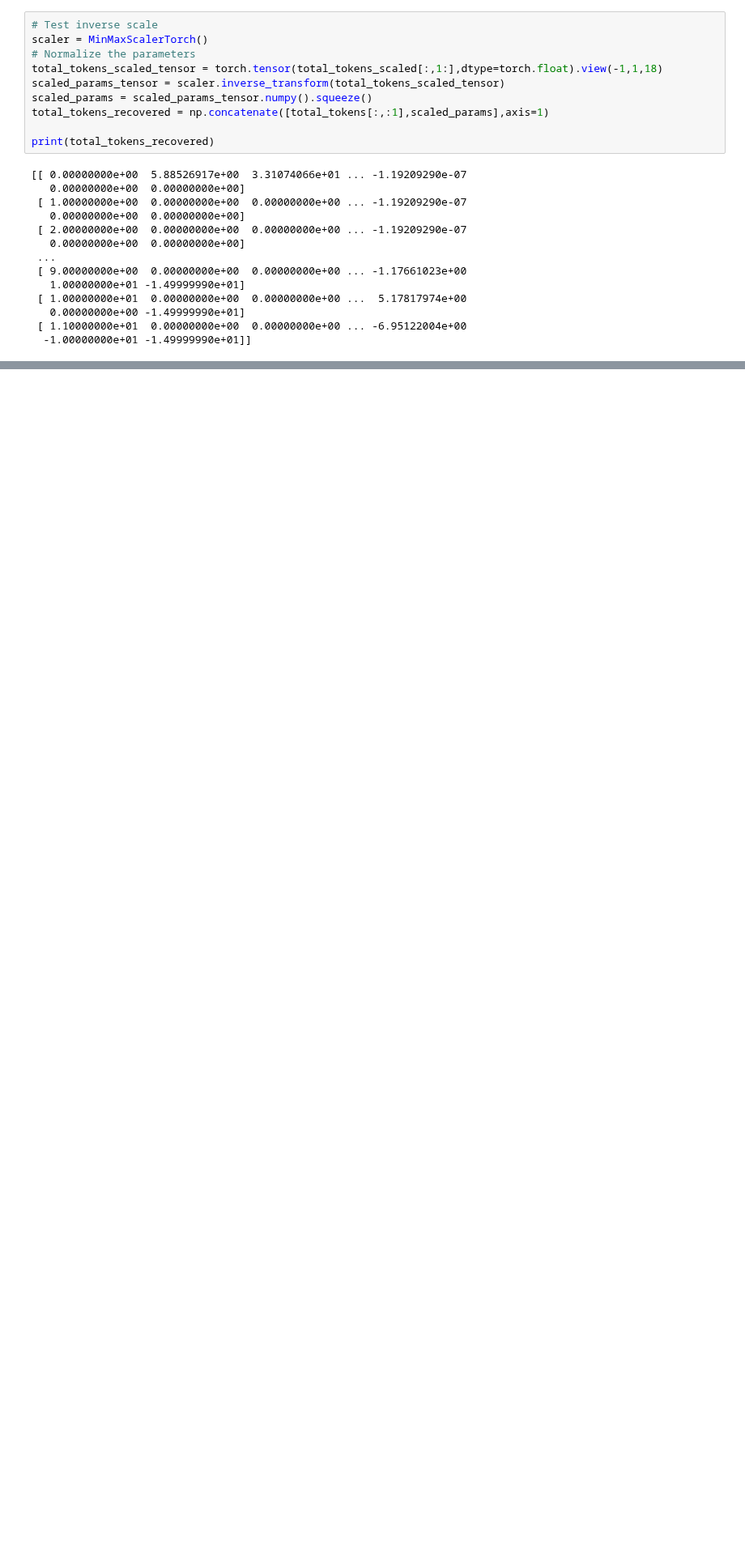
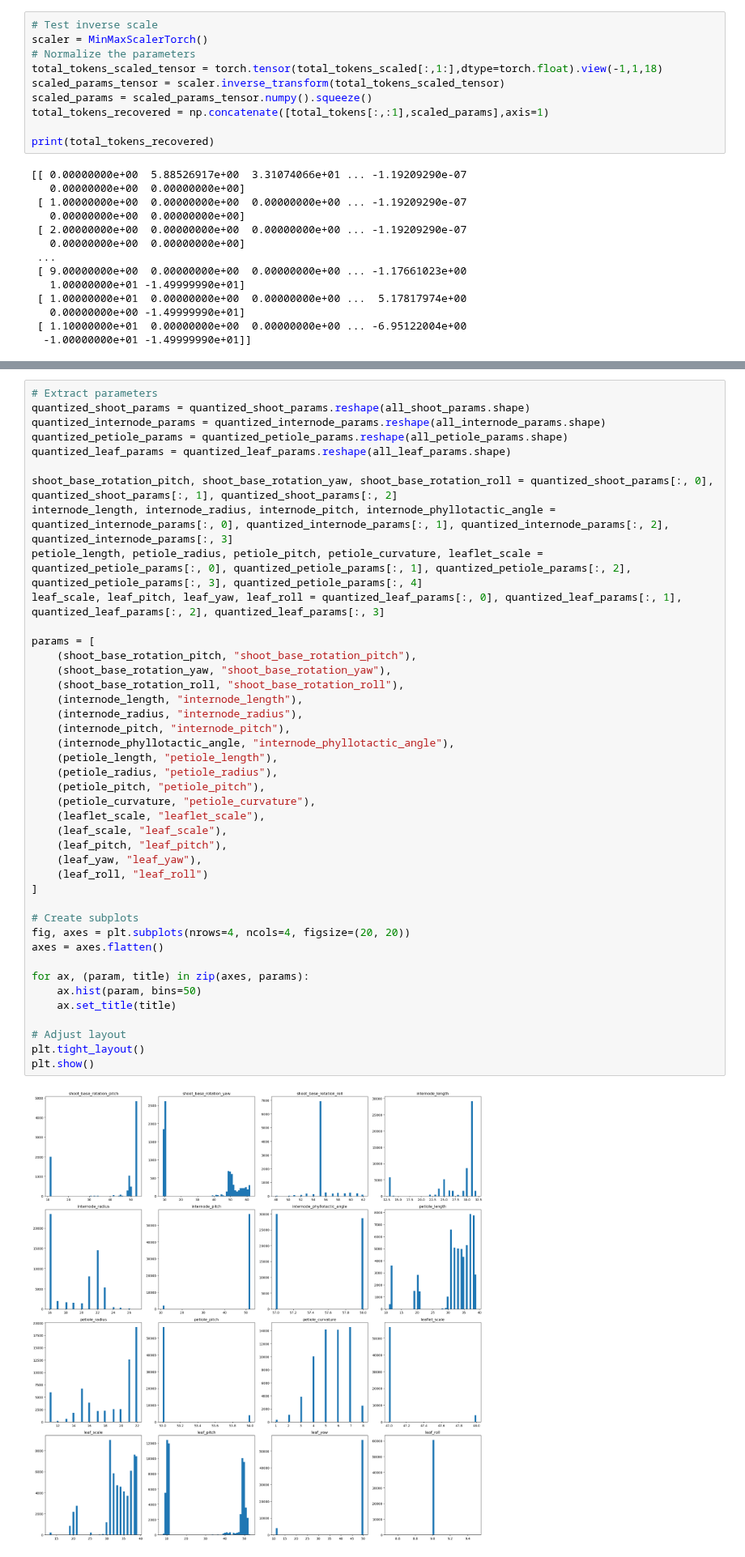
Before and after one commit to GEMINI-Breeding/Image2PlantArchitecture, a Jupyter notebook: src/normalize_params.ipynb, the cells around one changed output, grey strips where cells are left out. Shown at 81% size. Cells and saved outputs as stored; diff of their text form; blank space fills up the shorter version.

```diff
--- a/src/normalize_params.ipynb
+++ b/src/normalize_params.ipynb
@@ -594,0 +719,44 @@ plt.show()
+# %%
+# Extract parameters
+quantized_shoot_params = quantized_shoot_params.reshape(all_shoot_params.shape)
+quantized_internode_params = quantized_internode_params.reshape(all_internode_params.shape)
+quantized_petiole_params = quantized_petiole_params.reshape(all_petiole_params.shape)
+quantized_leaf_params = quantized_leaf_params.reshape(all_leaf_params.shape)
+
+shoot_base_rotation_pitch, shoot_base_rotation_yaw, shoot_base_rotation_roll = quantized_shoot_params[:, 0], quantized_shoot_params[:, 1], quantized_shoot_params[:, 2]
+internode_length, internode_radius, internode_pitch, internode_phyllotactic_angle = quantized_internode_params[:, 0], quantized_internode_params[:, 1], quantized_internode_params[:, 2], quantized_internode_params[:, 3]
+petiole_length, petiole_radius, petiole_pitch, petiole_curvature, leaflet_scale = quantized_petiole_params[:, 0], quantized_petiole_params[:, 1], quantized_petiole_params[:, 2], quantized_petiole_params[:, 3], quantized_petiole_params[:, 4]
+leaf_scale, leaf_pitch, leaf_yaw, leaf_roll = quantized_leaf_params[:, 0], quantized_leaf_params[:, 1], quantized_leaf_params[:, 2], quantized_leaf_params[:, 3]
+
+params = [
+    (shoot_base_rotation_pitch, "shoot_base_rotation_pitch"),
+    (shoot_base_rotation_yaw, "shoot_base_rotation_yaw"),
+    (shoot_base_rotation_roll, "shoot_base_rotation_roll"),
+    (internode_length, "internode_length"),
+    (internode_radius, "internode_radius"),
+    (internode_pitch, "internode_pitch"),
+    (internode_phyllotactic_angle, "internode_phyllotactic_angle"),
+    (petiole_length, "petiole_length"),
+    (petiole_radius, "petiole_radius"),
+    (petiole_pitch, "petiole_pitch"),
+    (petiole_curvature, "petiole_curvature"),
+    (leaflet_scale, "leaflet_scale"),
+    (leaf_scale, "leaf_scale"),
+    (leaf_pitch, "leaf_pitch"),
+    (leaf_yaw, "leaf_yaw"),
+    (leaf_roll, "leaf_roll")
+]
+
+# Create subplots
+fig, axes = plt.subplots(nrows=4, ncols=4, figsize=(20, 20))
+axes = axes.flatten()
+
+for ax, (param, title) in zip(axes, params):
+    ax.hist(param, bins=50)
+    ax.set_title(title)
+
+# Adjust layout
+plt.tight_layout()
+plt.show()
+# %% [output]
+[figure, added]
```
Also changed, not shown: parts of 17 cells of this notebook, 7 other files.
